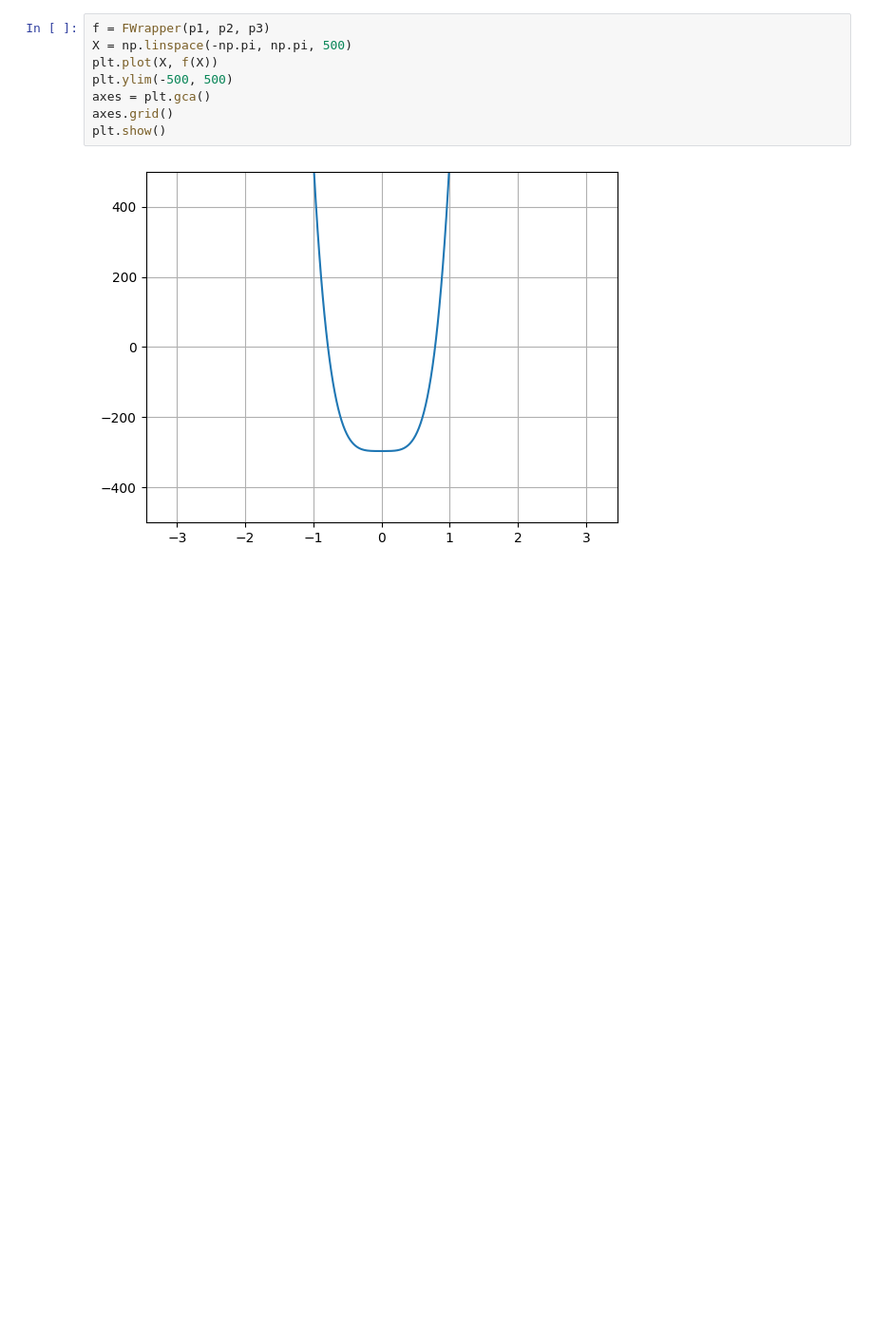
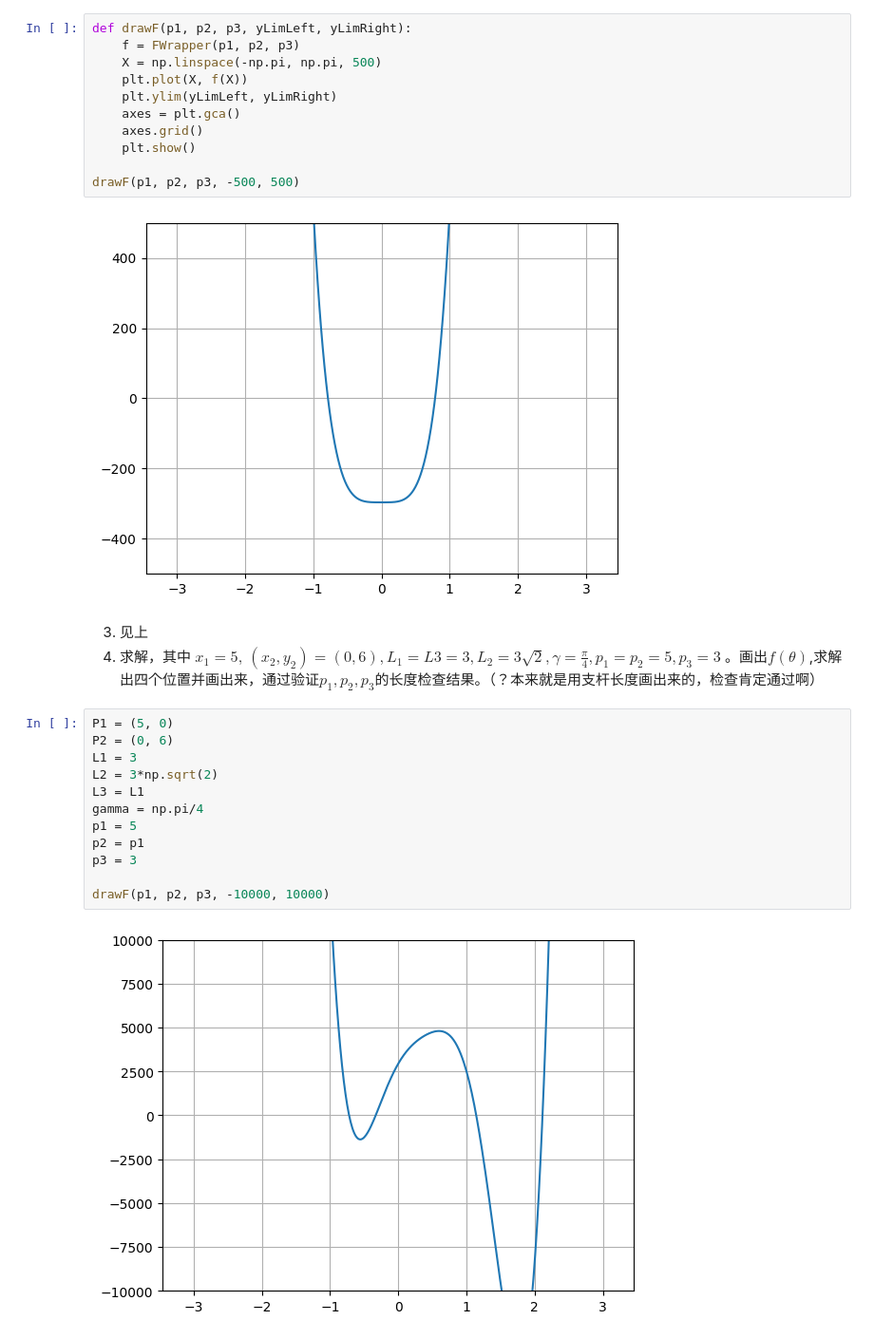
Before and after one commit to Pat-Tron/solution_of_numerical_analysis, a Jupyter notebook: exercise_01_stewart_platform.ipynb, the cells around one changed output. Shown at 95% size. Cells and saved outputs as stored; diff of their text form; blank space fills up the shorter version.

```diff
--- a/exercise_01_stewart_platform.ipynb
+++ b/exercise_01_stewart_platform.ipynb
@@ -94,12 +97,32 @@ def FWrapper(p1, p2, p3):
 1. 略
 2. 画出区间 $[-\pi,\pi]$ 上的 $f(\theta)$。
 # %%
-f = FWrapper(p1, p2, p3)
-X = np.linspace(-np.pi, np.pi, 500)
-plt.plot(X, f(X))
-plt.ylim(-500, 500)
-axes = plt.gca()
-axes.grid()
-plt.show()
+def drawF(p1, p2, p3, yLimLeft, yLimRight):
+    f = FWrapper(p1, p2, p3)
+    X = np.linspace(-np.pi, np.pi, 500)
+    plt.plot(X, f(X))
+    plt.ylim(yLimLeft, yLimRight)
+    axes = plt.gca()
+    axes.grid()
+    plt.show()
+
+drawF(p1, p2, p3, -500, 500)
 # %% [output]
 [figure]
+# %% [markdown]
+3. 见上
+4. 求解，其中 $x_1=5,\,(x_2,y_2)=(0,6),L_1=L3=3,L_2=3\sqrt2,\gamma=\frac{\pi}{4},p_1=p_2=5,p_3=3$ 。画出$f(\theta)$,求解出四个位置并画出来，通过验证$p_1,p_2,p_3$的长度检查结果。（？本来就是用支杆长度画出来的，检查肯定通过啊）
+# %%
+P1 = (5, 0)
+P2 = (0, 6)
+L1 = 3
+L2 = 3*np.sqrt(2)
+L3 = L1
+gamma = np.pi/4
+p1 = 5
+p2 = p1
+p3 = 3
+
+drawF(p1, p2, p3, -10000, 10000)
+# %% [output]
+[figure, added]
```
Also changed, not shown: parts of 13 cells of this notebook.
